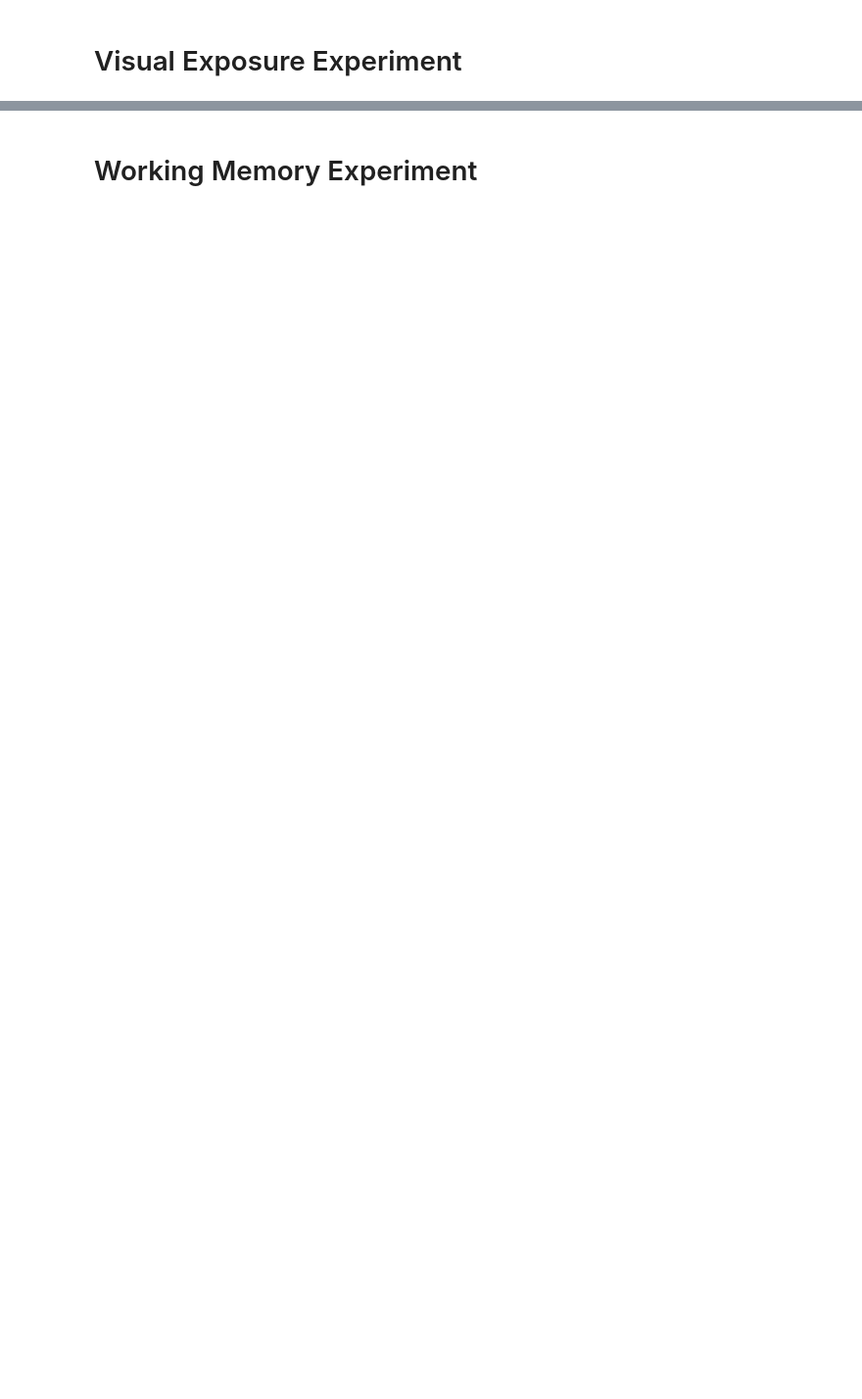
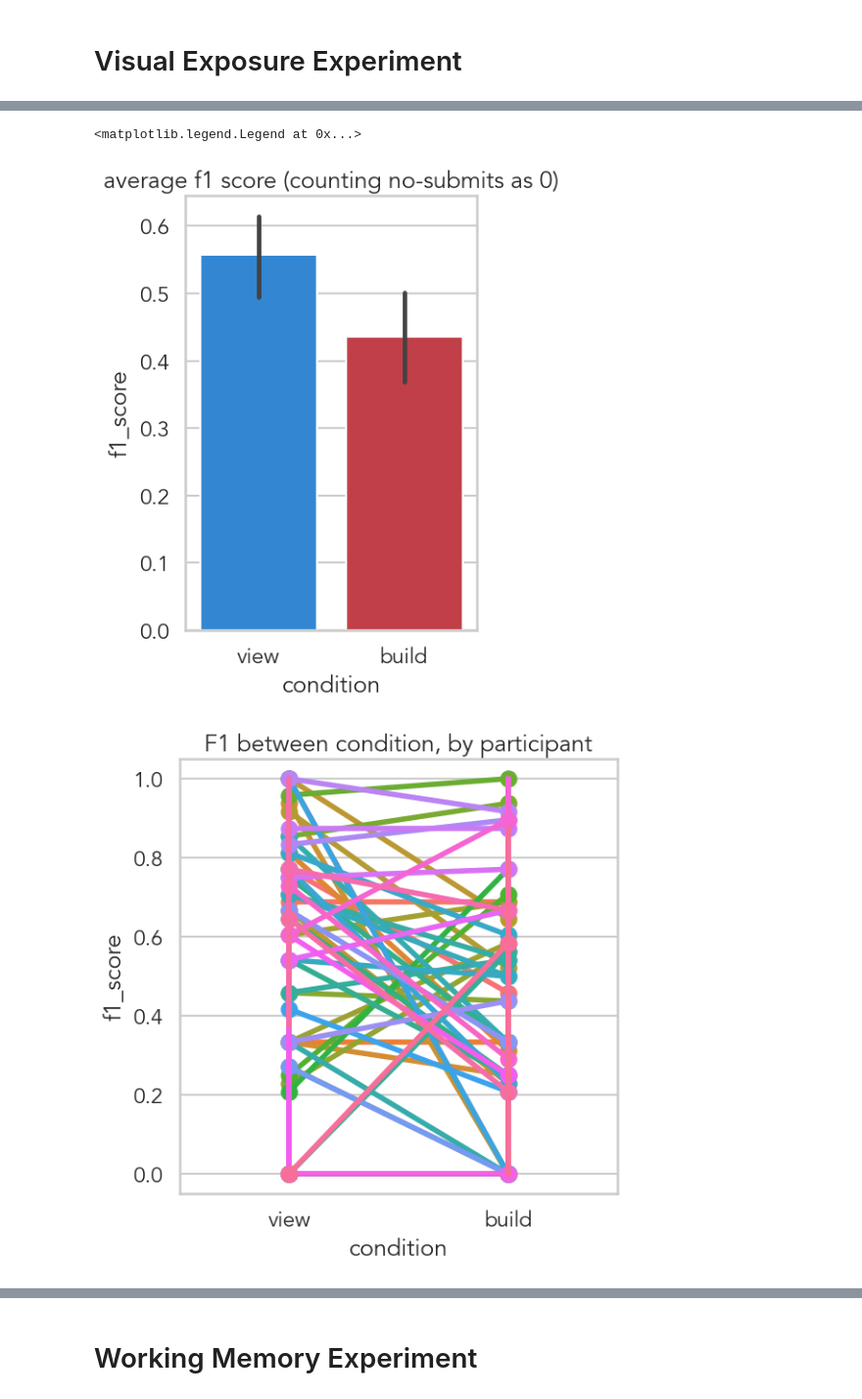
Before and after one commit to cogtoolslab/zipping, a Jupyter notebook: analysis/build_components/build_components_cogsci_analysis.ipynb, the cells around one changed output, grey strips where cells are left out. Shown at 98% size. Saved outputs shown, nothing was run; the diff lists cells and outputs as text; code cells hidden in the pictures; blank space fills up the shorter version.

```diff
--- a/analysis/build_components/build_components_cogsci_analysis.ipynb
+++ b/analysis/build_components/build_components_cogsci_analysis.ipynb
@@ -134,0 +661,67 @@ dfs['wm_re']['recalls'] = pd.read_csv(experiment_results_dir +
+# %%
+df_learn_ve_re = dfs['ve_re']['encode']
+# %%
+# center and pad stimuli
+df_learn_ve_re.loc[:,'alignedStimulusMap'] = df_learn_ve_re['stimulus']\
+                                                .apply(ast.literal_eval)\
+                                                .apply(lambda x: utils.worldify(x['blocks'],
+                                                   world_width = 10,
+                                                   world_height = 12).block_map)
+
+df_learn_ve_re.loc[:,'alignedStimulusMapHashable'] = df_learn_ve_re['alignedStimulusMap'].apply\
+                                                    (lambda block_map: tuple(tuple(row) for row in block_map))
+
+# pad horizontally with zeros
+
+# add padding to left (max width of recall)
+df_learn_ve_re.loc[:,'paddedStimulusMap'] = df_learn_ve_re['alignedStimulusMap'].apply(lambda x: pad_array(x, max_recall_width))
+
+# add padding to right (gap)
+df_learn_ve_re.loc[:,'paddedStimulusMap'] = df_learn_ve_re['paddedStimulusMap'].apply(lambda x: pad_array(x, right_padding, side="right"))
+# %%
+# find stimulus of matching color
+df_recalls_ve.loc[:,'color_str'] = df_recalls_ve.color.apply(str)
+df_learn_ve_re.loc[:,'color_str'] = df_learn_ve_re.towerColor.apply(str)
+
+df_learn_last_trial = df_learn_ve_re.groupby(['gameID','tower_id_tall']).last().reset_index()
+
+df_color_matched = df_learn_last_trial.merge(df_recalls_ve,
+                                                   how='left',
+                                                   on = ['gameID','color_str'],
+                                                   suffixes=['_learn','_recalled'])
+
+#df_color_matched.rename(columns= {'alignedBlockMaps':'target_block_map'})
+
+df_color_matched.loc[:,'f1_score'] = 0
+
+df_color_matched.loc[~df_color_matched.paddedRecallMap.isna(), 'f1_score'] = \
+    df_color_matched.loc[~df_color_matched.paddedRecallMap.isna()].apply(\
+            lambda row: best_f1_score(row['paddedStimulusMap'], row['paddedRecallMap'])[0],
+            axis=1)
+
+sns.barplot(df_color_matched,
+            x = 'condition',
+            hue='condition',
+            palette=palette,
+            order=["view","build"],
+            y = 'f1_score')
+
+plt.title('average f1 score (counting no-submits as 0)')
+
+# diff between F1 condition,
+
+fig = plt.figure(figsize=(6,6))
+
+sns.pointplot(data = df_color_matched,
+                y = "f1_score",
+                x = "condition",
+                hue = "gameID",
+                order=["view","build"])
+
+plt.title('F1 between condition, by participant')
+
+plt.legend([],[], frameon=False)
+# %% [output]
+<matplotlib.legend.Legend at 0x...>
+[figure, added]
+[figure, added]
```
Also changed, not shown: parts of 56 cells of this notebook, 3 other files.
